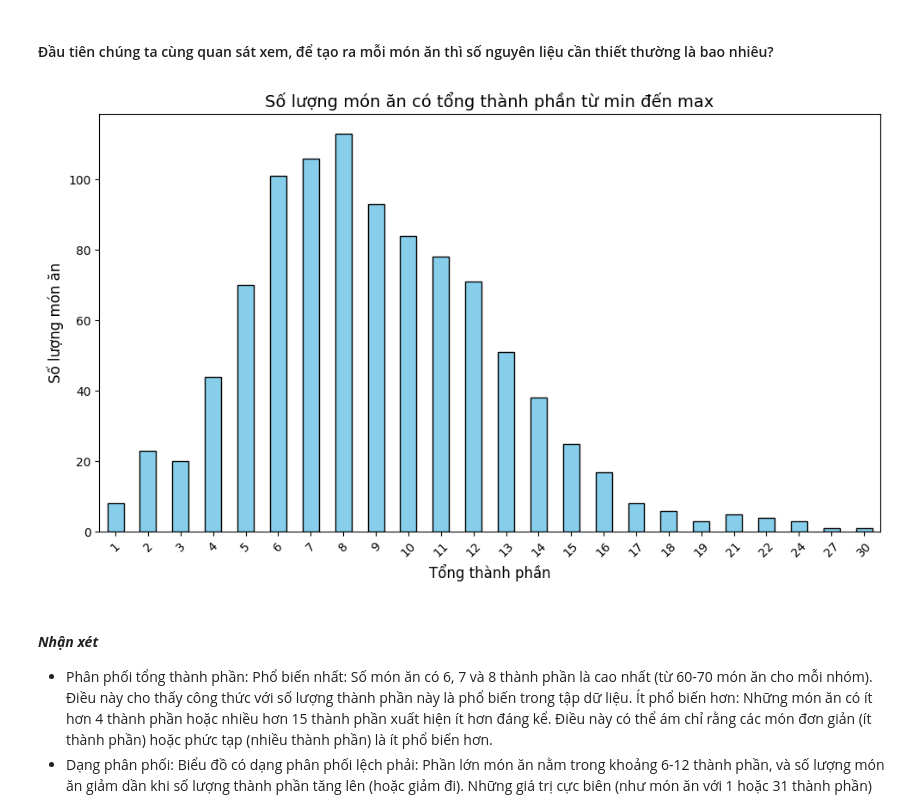
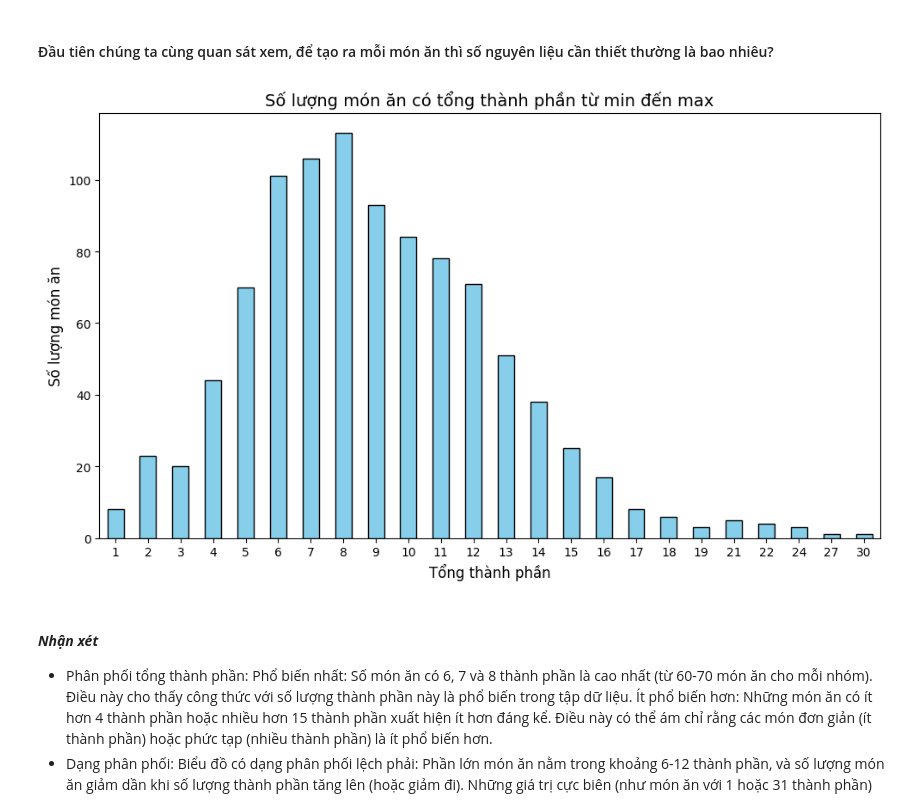
Before and after one commit to richardnguyen0715/IngredientsAnalysisAndRecommendationSystem, a Jupyter notebook: Source/Data Exploration/DataExploration.ipynb, the cells around one changed output. Cells and saved outputs as stored; diff of their text form; code cells hidden in the pictures.

```diff
--- a/Source/Data Exploration/DataExploration.ipynb
+++ b/Source/Data Exploration/DataExploration.ipynb
@@ -13,8 +13,7 @@ import seaborn as sns
 # %% [markdown]
 #### 2.1. Read data from file:
 # %%
-path = os.path.join('..', 'Assert', 'ingredients.csv')
-raw_df = pd.read_csv(path)
+raw_df = pd.read_csv('../Assert/ingredients.csv')
 raw_df.head()
 # %% [output]
 |  | Name of dish | soda | turmeric mixture | herb | yogurt | butter | beef bone | chili lemongrass fish sauce | ... |
@@ -390,21 +388,22 @@ plt.show()
 # %%
 #tính tổng theo hàng và vẽ biểu đồ
 # Tính tổng theo hàng đặt tên là tổng thành phần
-raw_df['Total'] = raw_df.iloc[:, 1:].sum(axis=1)
+temp_df = raw_df.copy()
+temp_df['Total'] = temp_df.iloc[:, 1:].sum(axis=1)
 # lấy ra min và max của cột Total
-min_total = raw_df['Total'].min()
-max_total = raw_df['Total'].max()
+min_total = temp_df['Total'].min()
+max_total = temp_df['Total'].max()
 # vẽ biểu đồ cột với số lượng món ăn có tổng thành phần từ min đến max
 plt.figure(figsize=(10, 6))
-raw_df['Total'].value_counts().sort_index().plot(kind='bar', color='skyblue', edgecolor='black')
+temp_df['Total'].value_counts().sort_index().plot(kind='bar', color='skyblue', edgecolor='black')
 plt.title('Số lượng món ăn có tổng thành phần từ min đến max', fontsize=14)
 plt.xlabel('Tổng thành phần', fontsize=12)
 plt.ylabel('Số lượng món ăn', fontsize=12)
-plt.xticks(rotation=45)
+plt.xticks(rotation=0)
 plt.tight_layout()
 plt.show()
 # %% [output]
-[figure, old version]
+[figure, new version]
 # %% [markdown]
 #### ___Nhận xét___
 - Phân phối tổng thành phần:
```
Also changed, not shown: parts of 15 cells of this notebook, 1 other file.
